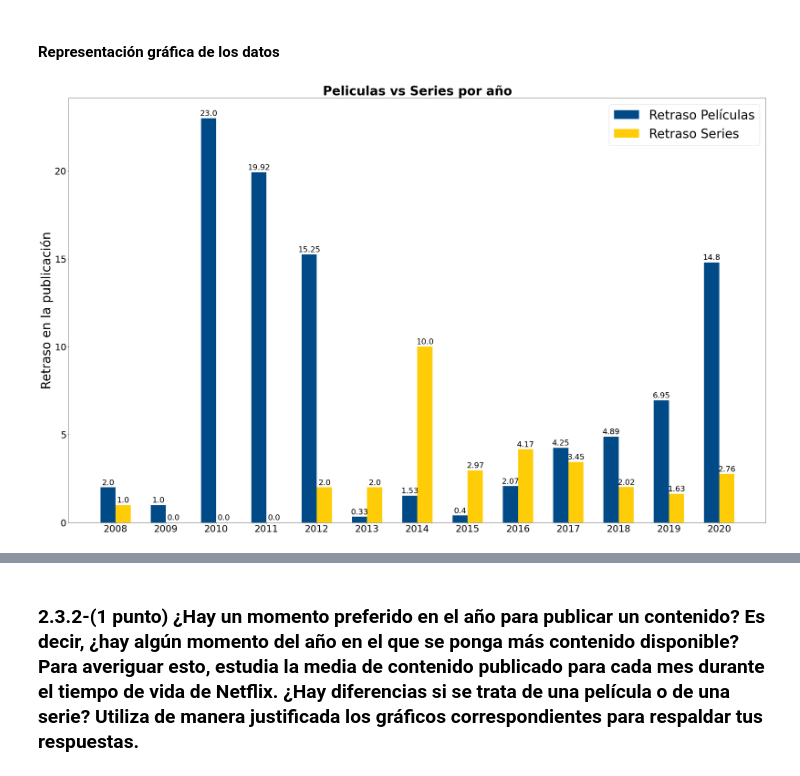
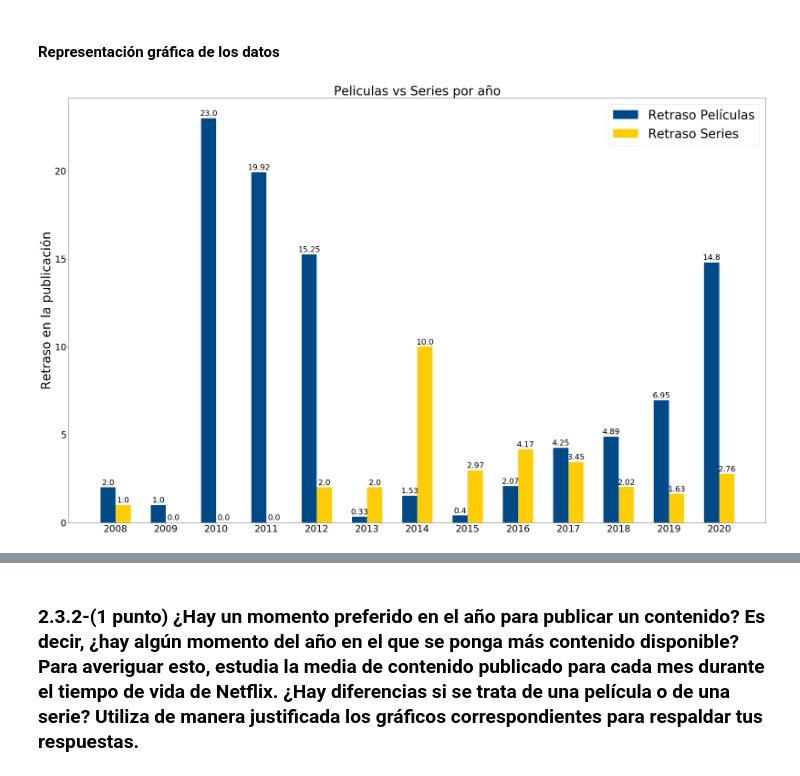
Before and after one commit to Jotivirix/Datamining_UFV, a Jupyter notebook: Lab1/entregable2/Lab1-Entregable2.ipynb, the cells around one changed output, grey strips where cells are left out. Saved outputs shown, nothing was run; the diff lists cells and outputs as text; code cells hidden in the pictures.

```diff
--- a/Lab1/entregable2/Lab1-Entregable2.ipynb
+++ b/Lab1/entregable2/Lab1-Entregable2.ipynb
@@ -170,16 +170,16 @@ labels = years
 pelis = arrayPelis
 series = arraySeries
 
-x = np.arange(len(labels))  # the label locations
-width = .3  # the width of the bars
+x = np.arange(len(labels))
+width = .3
 
 fig, ax = plt.subplots(figsize=(40,25))
 rects1 = ax.bar(x - width/2, pelis, width, color = '#004B87', label='Películas')
 rects2 = ax.bar(x + width/2, series, width, color = '#FFCD07', label='Series')
 
-# Add some text for labels, title and custom x-axis tick labels, etc.
+#Customizamos los ejes
 ax.set_ylabel('Número de Publicaciones',fontsize=40)
-ax.set_title('Peliculas vs Series por año',fontsize=40, fontweight='bold')
+ax.set_title('Peliculas vs Series por año',fontsize=40)
 ax.set_xlabel('Años',fontsize=40)
 ax.set_xticks(x)
 ax.set_xticklabels(labels, fontsize=30)
@@ -191,7 +191,7 @@ def autolabel(rects):
         height = rect.get_height()
         ax.annotate('{}'.format(height),
                     xy=(rect.get_x() + rect.get_width() / 2, height),
-                    xytext=(0, 3),  # 3 points vertical offset
+                    xytext=(0, 3),
                     textcoords="offset points",
                     ha='center', va='bottom',fontsize=25)
 
@@ -391,39 +391,39 @@ labels = anios
 pelisLag = retrasosPelis
 seriesLag= retrasosSeries
 
-x = np.arange(len(labels))  # the label locations
-width = .3  # the width of the bars
+x = np.arange(len(labels))
+width = .3
 
 fig, ax = plt.subplots(figsize=(40,25))
 rects1 = ax.bar(x - width/2, pelisLag, width, color = '#004B87', label='Retraso Películas')
 rects2 = ax.bar(x + width/2, seriesLag, width, color = '#FFCD07', label='Retraso Series')
 
-# Add some text for labels, title and custom x-axis tick labels, etc.
+#Customizamos los ejes
 ax.set_ylabel('Retraso en la publicación',fontsize=40)
-ax.set_title('Peliculas vs Series por año',fontsize=40, fontweight='bold')
+ax.set_title('Peliculas vs Series por año',fontsize=40)
 ax.set_xticks(x)
 ax.set_xticklabels(labels, fontsize=30)
 ax.legend()
 
 def autolabel(rects):
     """Attach a text label above each bar in *rects*, displaying its height."""
     for rect in rects:
         height = rect.get_height()
         ax.annotate('{}'.format(height),
                     xy=(rect.get_x() + rect.get_width() / 2, height),
-                    xytext=(0, 3),  # 3 points vertical offset
+                    xytext=(0, 3),
                     textcoords="offset points",
                     ha='center', va='bottom',fontsize=25)
 
 autolabel(rects1)
 autolabel(rects2)
 
 plt.legend(fontsize=40)
 plt.yticks(fontsize=30)
 plt.savefig('SeriesvsPelisYearly.png')
 plt.show()
 # %% [output]
-[figure, old version]
+[figure, new version]
 # %% [markdown]
 Esta gráfica representa el tiempo medio entre el estreno de una película o serie, y la obtención de los derechos de visualización por parte de Netflix y su estreno en la plataforma. No es posible que Netflix publique un contenido sin los derechos correspondientes, de ahí que se produzca un retraso entre la fecha de publicación y la de lanzamiento del contenido.
 
```
Also changed, not shown: parts of 13 cells of this notebook.
